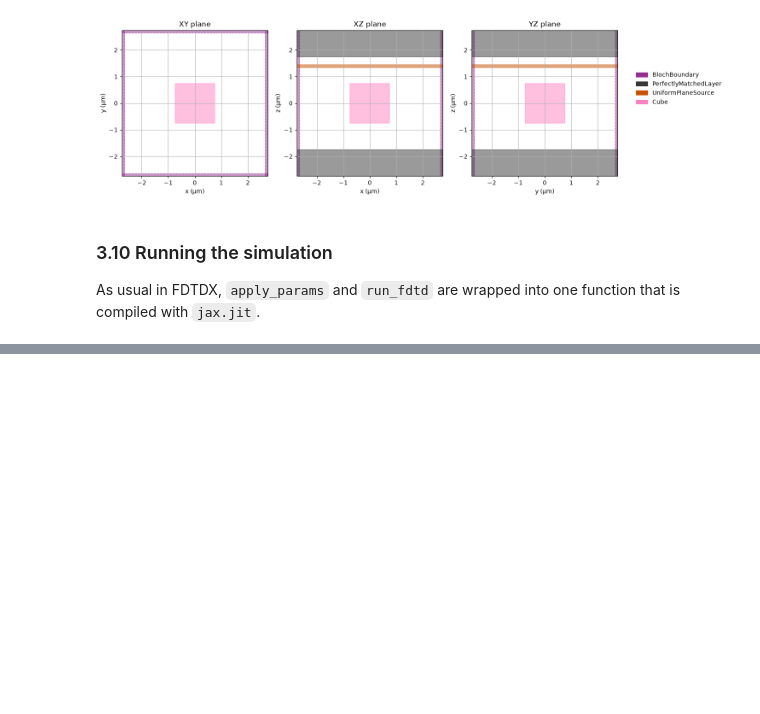
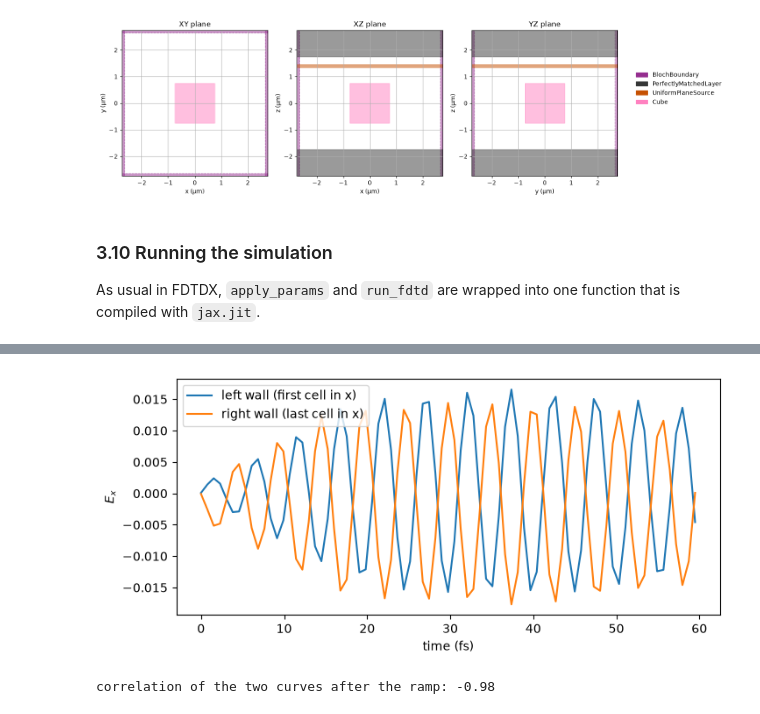
Before and after one commit to renaissancenerd/fdtdx-notebooks, a Jupyter notebook: components/08_bloch_boundaries.ipynb, the cells around one changed output, grey strips where cells are left out. Drawn from its saved outputs; the diff is of its cells as text; code cells hidden in the pictures; blank space fills up the shorter version.

Commit message:
refactored bloch boundaries

```diff
--- a/components/08_bloch_boundaries.ipynb
+++ b/components/08_bloch_boundaries.ipynb
@@ -105,5 +109,5 @@ For $L = 6\,\mu\text{m}$ and 45° we would have $k_xL = 5.47\pi$, which is not a
 # %%
-target_angle_deg = 45.0
+target_angle_deg = 25.0
 
 # k_x * L has to be a multiple of pi, i.e. sin(theta) = m * wavelength / (2 * L)
 m = round(2 * L * np.sin(np.deg2rad(target_angle_deg)) / wavelength)
@@ -207,13 +215,14 @@ An `EnergyDetector` with `as_slices=True` stores the field energy on three slice
 # %%
-video_energy_detector = fdtdx.EnergyDetector(
+video_detector = fdtdx.FieldDetector(
     name="Video",
-    as_slices=True,
+    components=("Ex",),
+    dtype=jnp.complex64,  # the fields are complex with Bloch boundaries
     switch=fdtdx.OnOffSwitch(interval=4),  # record every 4th time step
     exact_interpolation=True,
     num_video_workers=4,
 )
-object_list.append(video_energy_detector)
-constraints.extend(video_energy_detector.same_position_and_size(volume))
+object_list.append(video_detector)
+constraints.extend(video_detector.same_position_and_size(volume))
 # %% [markdown]
 ### 3.9 Placing the objects
 
@@ -284,5 +294,19 @@ If you change the size of the volume or the angle such that $k_xL$ is no longer
 # %%
-video_path = objects["Video"].draw_plot(new_arrays.detector_states["Video"])
+# The detector stores Ex on the full grid. The field is complex, the physical field is the real part.
+E_x = np.real(np.asarray(new_arrays.detector_states["Video"]["fields"]))[:, 0]  # (time, x, y, z)
+nx, ny, nz = E_x.shape[1:]
+
+# Next to the cube the field is several times stronger than the incident wave. We clip the
+# color scale at the largest value seen at the left wall, so that the wave itself stays readable.
+clip = np.abs(E_x[:, 0]).max()
+E_x_plot = np.clip(E_x, -clip, clip)
+
+slices = {
+    "XY Plane": E_x_plot[:, :, :, nz // 2],
+    "XZ Plane": E_x_plot[:, :, ny // 2, :],
+    "YZ Plane": E_x_plot[:, nx // 2, :, :],
+}
+video_path = objects["Video"].draw_plot(slices)
 print(video_path)
 Video(list(video_path.values())[0], embed=True, width=720)
 # %% [output]
@@ -290,0 +320,19 @@ Video(list(video_path.values())[0], embed=True, width=720)
+# %%
+iz = 40  # z = 4.0 um
+t_fs = np.arange(E_x.shape[0]) * 4 * config.time_step_duration * 1e15  # the detector records every 4th step
+left = E_x[:, 0, ny // 2, iz]
+right = E_x[:, -1, ny // 2, iz]
+
+fig, ax = plt.subplots(figsize=(8, 3.5))
+ax.plot(t_fs, left, label="left wall (first cell in x)")
+ax.plot(t_fs, right, label="right wall (last cell in x)")
+ax.set_xlabel("time (fs)")
+ax.set_ylabel("$E_x$")
+ax.legend(loc="upper left")
+plt.show()
+
+steady = t_fs > 30  # after the ramp of the source
+print(f"correlation of the two curves after the ramp: {np.corrcoef(left[steady], right[steady])[0, 1]:.2f}")
+# %% [output]
+[figure, added]
+correlation of the two curves after the ramp: -0.98
```
Also changed, not shown: parts of 11 cells of this notebook.
